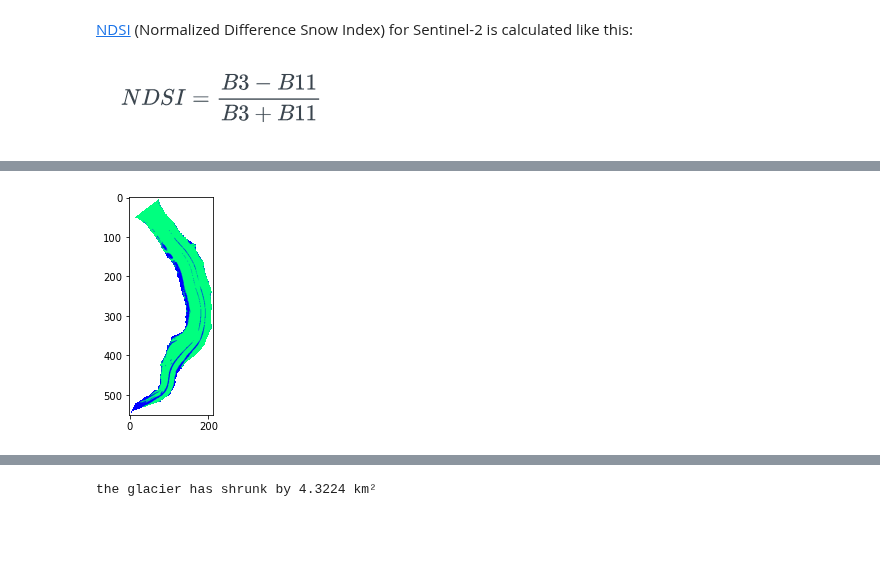
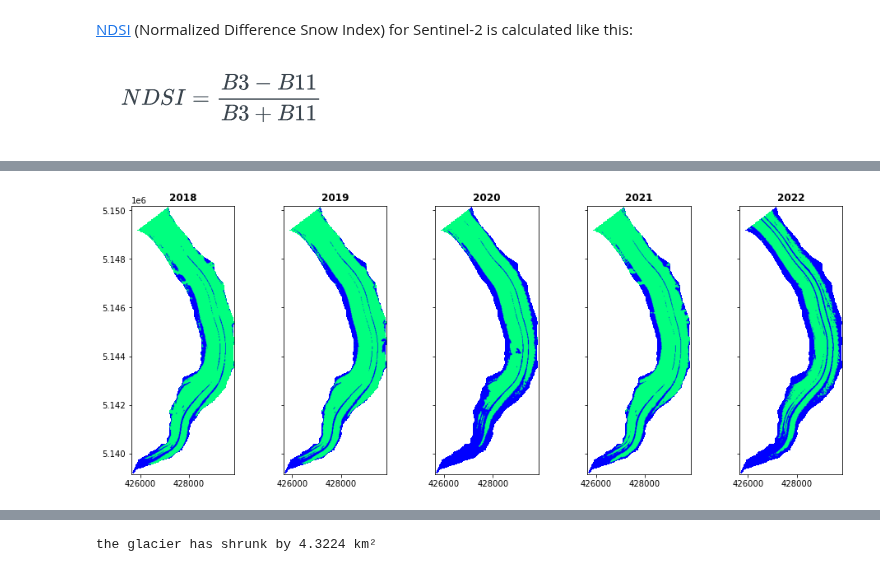
Before and after one commit to GISAdamToth/ArcGIS_Notebooks_thesis, a Jupyter notebook: glacial/ndsi.ipynb, the cells around one changed output, grey strips where cells are left out. Drawn from its saved outputs; the diff is of its cells as text; code cells hidden in the pictures; blank space fills up the shorter version.

Commit message:
plotting in progress

```diff
--- a/glacial/ndsi.ipynb
+++ b/glacial/ndsi.ipynb
@@ -168,6 +170,10 @@ glacier area on 13.07.2022: 8.21 km²
-# %%
-src = rasterio.open(wd + '/ndsi_20180701.tif')
-plt.imshow(src.read(1), cmap='winter')
-plt.show()
-# %% [output]
-[figure, removed]
+# %%
+# Initialize subplots
+fig, (ax1, ax2, ax3, ax4, ax5, ax6) = plt.subplots(ncols=6, nrows=1, figsize=(16, 6), sharex=True, sharey=True)
+ax_tuple = (ax1, ax2, ax3, ax4, ax5, ax6)
+
+for i in range(len(unique_dates)):
+    src = rasterio.open(wd + f'/ndsi_{unique_dates[i]}.tif')
+    plot.show((src, 1), cmap='winter', ax=ax_tuple[i], title=unique_dates[i][:4])
+# %% [output]
+[figure, added]
```
Also changed, not shown: parts of 8 cells of this notebook.
